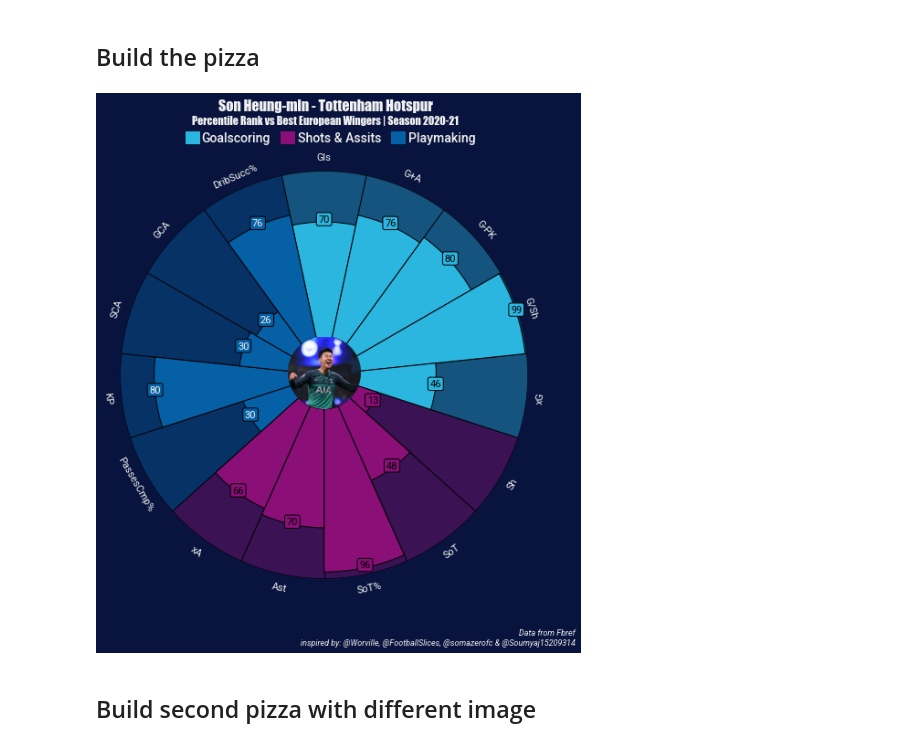
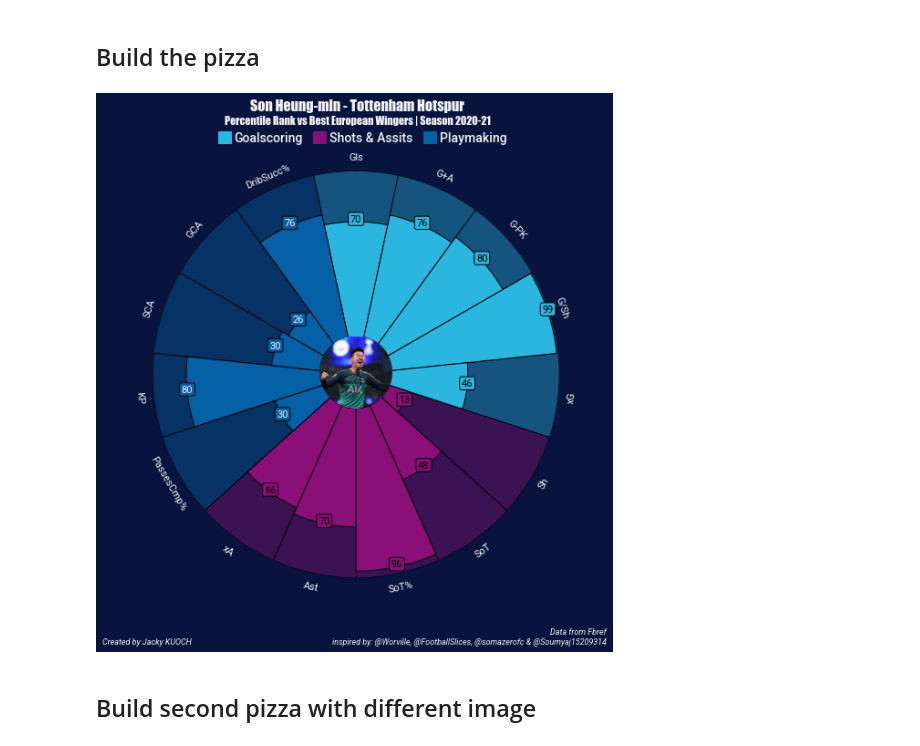
Before and after one commit to JackyKch/HeungMinSonJourney, a Jupyter notebook: coding/dataviz/pizza_plot.ipynb, the cells around one changed output. Saved outputs shown, nothing was run; the diff lists cells and outputs as text; code cells hidden in the pictures.

Commit message:
Add credits on  Pizza plot

```diff
--- a/coding/dataviz/pizza_plot.ipynb
+++ b/coding/dataviz/pizza_plot.ipynb
@@ -160,34 +160,36 @@ fig.text(
     fontproperties=font_italic.prop, color="#F2F2F2",
     ha="right")
 
+fig.text(0.2, 0.02, "Created by Jacky KUOCH", size=9, fontproperties=font_italic.prop, color="#F2F2F2",ha="right")
+
 # add text
 fig.text(0.28, 0.92, "Goalscoring", size=14, fontproperties=font_bold.prop, color="#F2F2F2")
 fig.text(0.462, 0.92, "Shots & Assits", size=14, fontproperties=font_bold.prop, color="#F2F2F2")
 fig.text(0.672, 0.92, "Playmaking", size=14, fontproperties=font_bold.prop, color="#F2F2F2")
 
 # add rectangles
 fig.patches.extend([
     plt.Rectangle(
         (0.25, 0.917), 0.025, 0.021, fill=True, color="#2bb6e0",
         transform=fig.transFigure, figure=fig
     ),
     plt.Rectangle(
         (0.43, 0.917), 0.025, 0.021, fill=True, color="#8A0F77",
         transform=fig.transFigure, figure=fig
     ),
     plt.Rectangle(
         (0.64, 0.917), 0.025, 0.021, fill=True, color="#0660A6",
         transform=fig.transFigure, figure=fig
     ),
 ])
 
 # add image
 ax_image = add_image(son_cropped, fig, left=0.44, bottom=0.441, width=0.145, height=0.130)
 
 
 plt.show()
 # %% [output]
-[figure, old version]
+[figure, new version]
 # %% [markdown]
 ## Build second pizza with different image
 # %%
```
